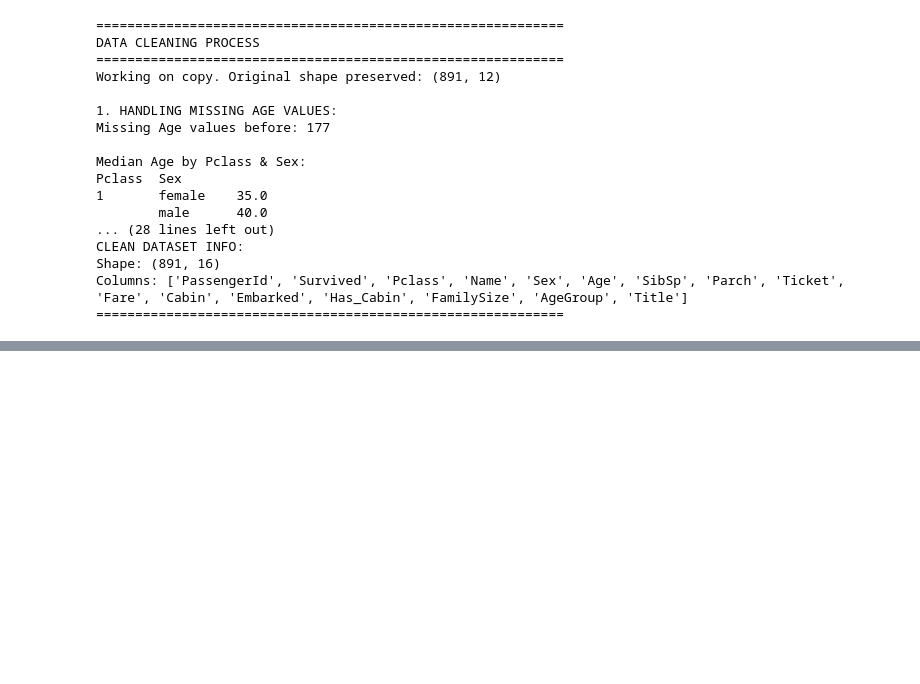
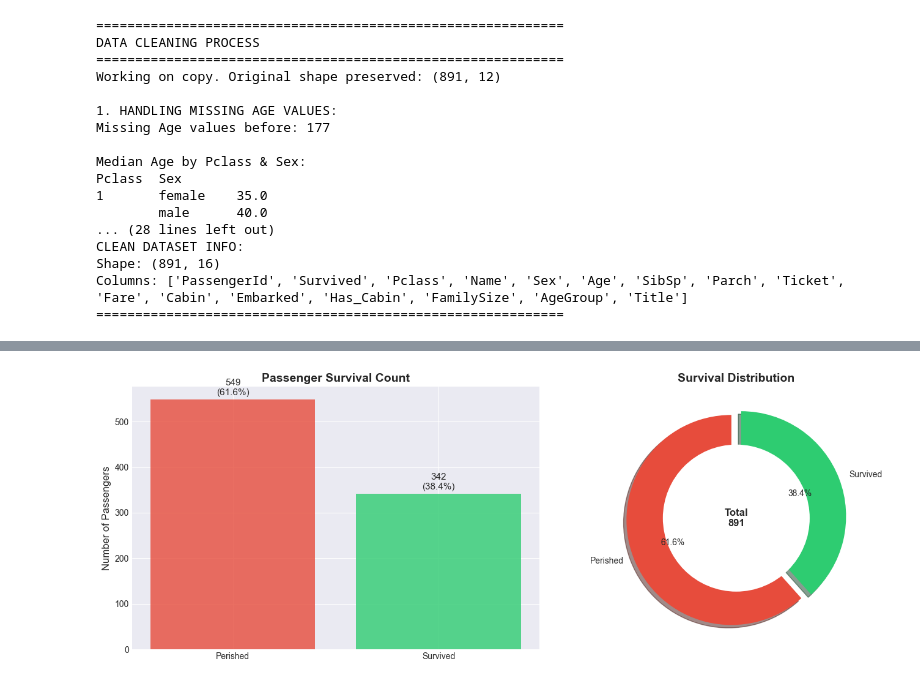
Before and after one commit to spacepriest8/titanic_analysis, a Jupyter notebook: notebooks/titanic_eda.ipynb, the cells around one changed output, grey strips where cells are left out. Cells and saved outputs as stored; diff of their text form; code cells hidden in the pictures; blank space fills up the shorter version.

```diff
--- a/notebooks/titanic_eda.ipynb
+++ b/notebooks/titanic_eda.ipynb
@@ -380,3 +380,75 @@ CLEAN DATASET INFO:
 Shape: (891, 16)
 Columns: ['PassengerId', 'Survived', 'Pclass', 'Name', 'Sex', 'Age', 'SibSp', 'Parch', 'Ticket', 'Fare', 'Cabin', 'Embarked', 'Has_Cabin', 'FamilySize', 'AgeGroup', 'Title']
 ============================================================
+# %%
+# Cell 6: Overall Survival Analysis
+print("=" * 60)
+print("QUESTION 1: OVERALL SURVIVAL RATE")
+print("=" * 60)
+
+# Calculate survival statistics
+total_passengers = len(df_clean)
+survived = df_clean['Survived'].sum()
+perished = total_passengers - survived
+survival_rate = (survived / total_passengers) * 100
+
+print(f"\n📊 OVERALL SURVIVAL STATISTICS:")
+print(f"• Total Passengers: {total_passengers}")
+print(f"• Survived: {survived} ({survival_rate:.1f}%)")
+print(f"• Perished: {perished} ({100 - survival_rate:.1f}%)")
+
+# Create visualization
+fig, axes = plt.subplots(1, 2, figsize=(14, 5))
+
+# Plot 1: Count plot
+survival_counts = df_clean['Survived'].value_counts()
+ax1 = axes[0]
+bars = ax1.bar(['Perished', 'Survived'], [perished, survived],
+               color=['#e74c3c', '#2ecc71'], alpha=0.8)
+ax1.set_title('Passenger Survival Count', fontsize=14, fontweight='bold')
+ax1.set_ylabel('Number of Passengers', fontsize=12)
+
+# Add value labels on bars
+for bar in bars:
+    height = bar.get_height()
+    ax1.text(bar.get_x() + bar.get_width()/2., height + 5,
+            f'{int(height)}\n({height/total_passengers*100:.1f}%)',
+            ha='center', va='bottom', fontsize=11)
+
+# Plot 2: Pie chart
+ax2 = axes[1]
+colors = ['#e74c3c', '#2ecc71']
+explode = (0.05, 0.05)
+ax2.pie([perished, survived], labels=['Perished', 'Survived'],
+        autopct='%1.1f%%', startangle=90, colors=colors,
+        explode=explode, shadow=True)
+ax2.set_title('Survival Distribution', fontsize=14, fontweight='bold')
+
+# Add central text
+centre_circle = plt.Circle((0,0),0.70,fc='white')
+ax2.add_artist(centre_circle)
+ax2.text(0, 0, f'Total\n{total_passengers}',
+         ha='center', va='center', fontsize=12, fontweight='bold')
+
+plt.tight_layout()
+
+# Save the figure
+output_path = '../outputs/overall_survival.png'
+plt.savefig(output_path, dpi=300, bbox_inches='tight')
+print(f"\n✅ Chart saved to: {output_path}")
+
+plt.show()
+
+# Additional insights
+print("\n🔍 ADDITIONAL INSIGHTS:")
+# Survival by simple demographics
+for feature in ['Sex', 'Pclass', 'Embarked']:
+    survival_by_feature = df_clean.groupby(feature)['Survived'].mean() * 100
+    print(f"\nSurvival Rate by {feature}:")
+    for value, rate in survival_by_feature.items():
+        print(f"  {value}: {rate:.1f}%")
+
+print("\n" + "=" * 60)
+print("ANALYSIS COMPLETE")
+print("=" * 60)
+# %% [output]
@@ -382,0 +465 @@ Columns: ['PassengerId', 'Survived', 'Pclass', 'Name', 'Sex', 'Age', 'SibSp', 'P
+[figure, added]
```
Also changed, not shown: parts of 1 cell of this notebook.
